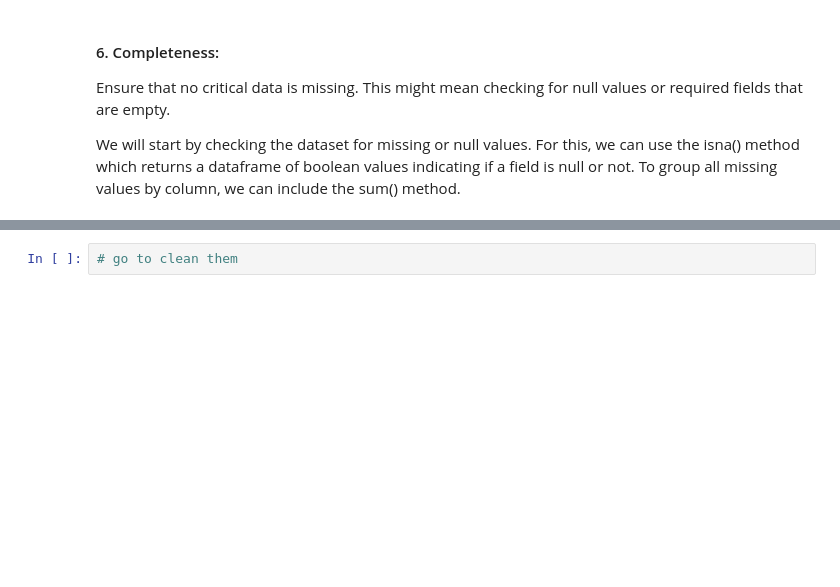
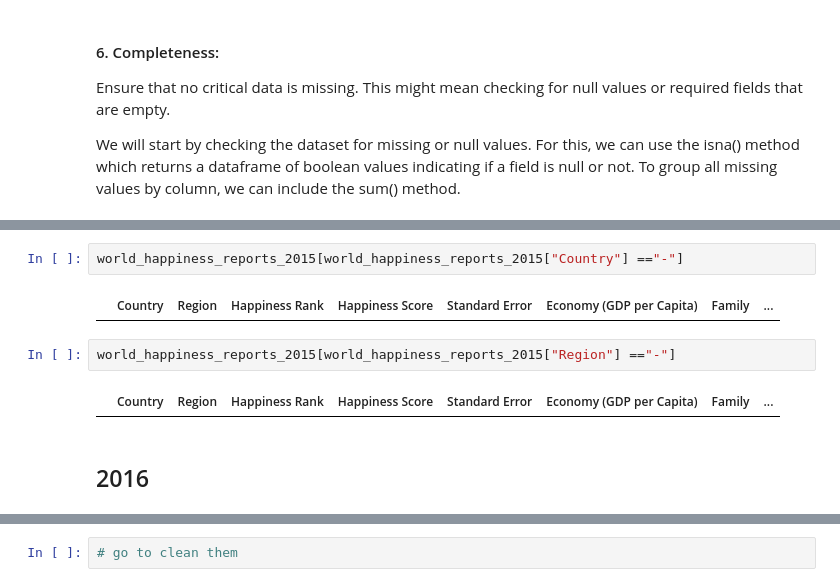
Before and after one commit to Tuwaiq-DS-ML-bootcamp-V-9/Usecase-2, a Jupyter notebook: EDA explain template.ipynb, the cells around one changed output, grey strips where cells are left out. Saved outputs shown, nothing was run; the diff lists cells and outputs as text; blank space fills up the shorter version.

```diff
--- a/EDA explain template.ipynb
+++ b/EDA explain template.ipynb
@@ -601,0 +619,10 @@ We will start by checking the dataset for missing or null values. For this, we c
+# %%
+world_happiness_reports_2015[world_happiness_reports_2015["Country"] =="-"]
+# %% [output]
+|  | Country | Region | Happiness Rank | Happiness Score | Standard Error | Economy (GDP per Capita) | Family | ... |
+# %%
+world_happiness_reports_2015[world_happiness_reports_2015["Region"] =="-"]
+# %% [output]
+|  | Country | Region | Happiness Rank | Happiness Score | Standard Error | Economy (GDP per Capita) | Family | ... |
+# %% [markdown]
+## 2016
```
Also changed, not shown: parts of 18 cells of this notebook.
